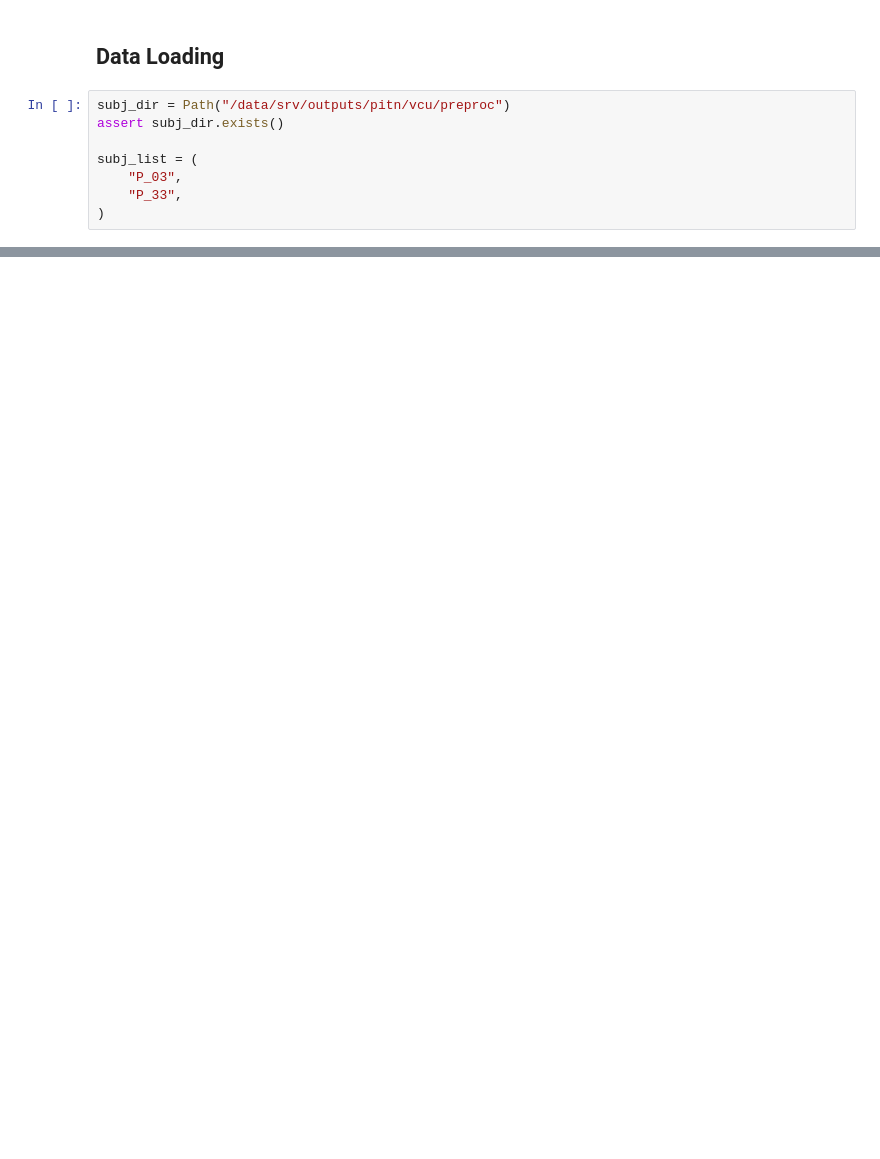
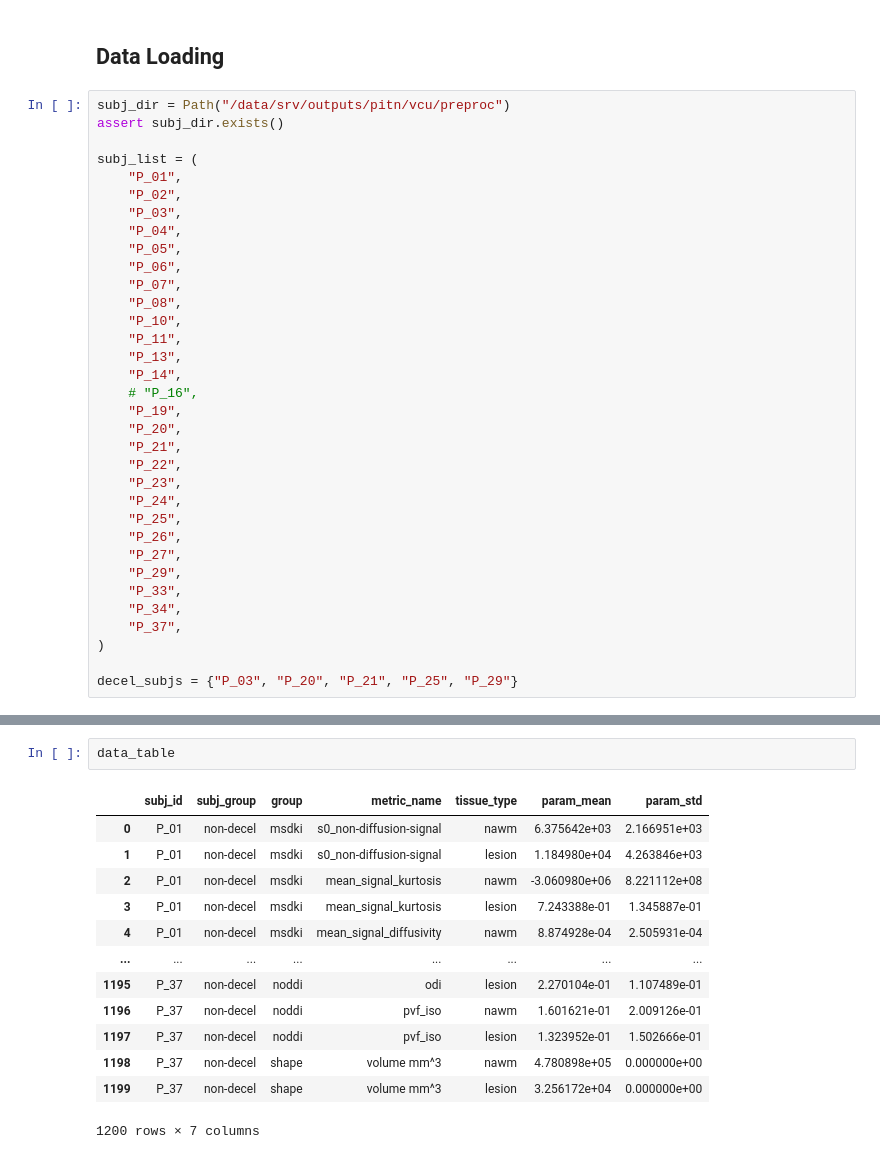
Before and after one commit to TylerSpears/fenri, a Jupyter notebook: notebooks/data_analysis/vcu/vcu_volumetric_analysis.ipynb, the cells around one changed output, grey strips where cells are left out. Saved outputs shown, nothing was run; the diff lists cells and outputs as text; blank space fills up the shorter version.

```diff
--- a/notebooks/data_analysis/vcu/vcu_volumetric_analysis.ipynb
+++ b/notebooks/data_analysis/vcu/vcu_volumetric_analysis.ipynb
@@ -123,9 +124,35 @@ subj_dir = Path("/data/srv/outputs/pitn/vcu/preproc")
 assert subj_dir.exists()
 
 subj_list = (
+    "P_01",
+    "P_02",
     "P_03",
+    "P_04",
+    "P_05",
+    "P_06",
+    "P_07",
+    "P_08",
+    "P_10",
+    "P_11",
+    "P_13",
+    "P_14",
+    # "P_16",
+    "P_19",
+    "P_20",
+    "P_21",
+    "P_22",
+    "P_23",
+    "P_24",
+    "P_25",
+    "P_26",
+    "P_27",
+    "P_29",
     "P_33",
+    "P_34",
+    "P_37",
 )
+
+decel_subjs = {"P_03", "P_20", "P_21", "P_25", "P_29"}
 # %%
 subj_data = Box(default_box=True)
 
@@ -264,0 +346,16 @@ pitn.viz.plot_vol_slices(lesion_mask)
+# %%
+data_table
+# %% [output]
+|  | subj_id | subj_group | group | metric_name | tissue_type | param_mean | param_std |
+| 0 | P_01 | non-decel | msdki | s0_non-diffusion-signal | nawm | 6.375642e+03 | 2.166951e+03 |
+| 1 | P_01 | non-decel | msdki | s0_non-diffusion-signal | lesion | 1.184980e+04 | 4.263846e+03 |
+| 2 | P_01 | non-decel | msdki | mean_signal_kurtosis | nawm | -3.060980e+06 | 8.221112e+08 |
+| 3 | P_01 | non-decel | msdki | mean_signal_kurtosis | lesion | 7.243388e-01 | 1.345887e-01 |
+| 4 | P_01 | non-decel | msdki | mean_signal_diffusivity | nawm | 8.874928e-04 | 2.505931e-04 |
+| ... | ... | ... | ... | ... | ... | ... | ... |
+| 1195 | P_37 | non-decel | noddi | odi | lesion | 2.270104e-01 | 1.107489e-01 |
+| 1196 | P_37 | non-decel | noddi | pvf_iso | nawm | 1.601621e-01 | 2.009126e-01 |
+| 1197 | P_37 | non-decel | noddi | pvf_iso | lesion | 1.323952e-01 | 1.502666e-01 |
+| 1198 | P_37 | non-decel | shape | volume mm^3 | nawm | 4.780898e+05 | 0.000000e+00 |
+| 1199 | P_37 | non-decel | shape | volume mm^3 | lesion | 3.256172e+04 | 0.000000e+00 |
+1200 rows × 7 columns
```
Also changed, not shown: parts of 17 cells of this notebook, 6 other files.
